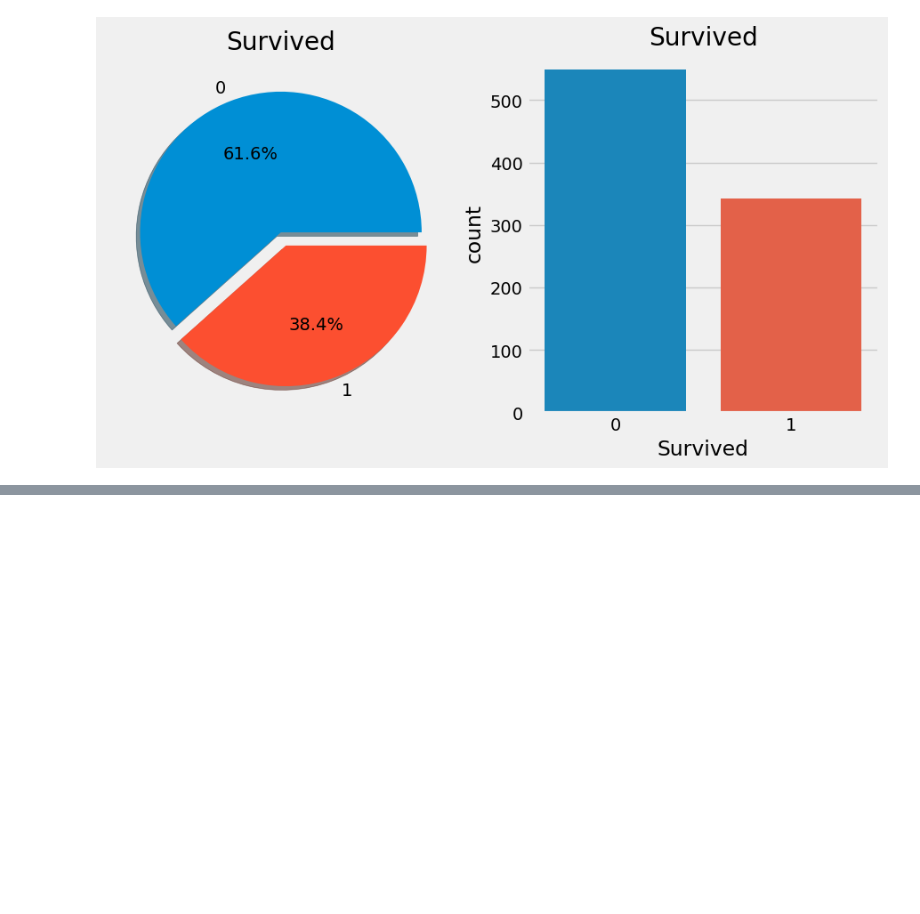
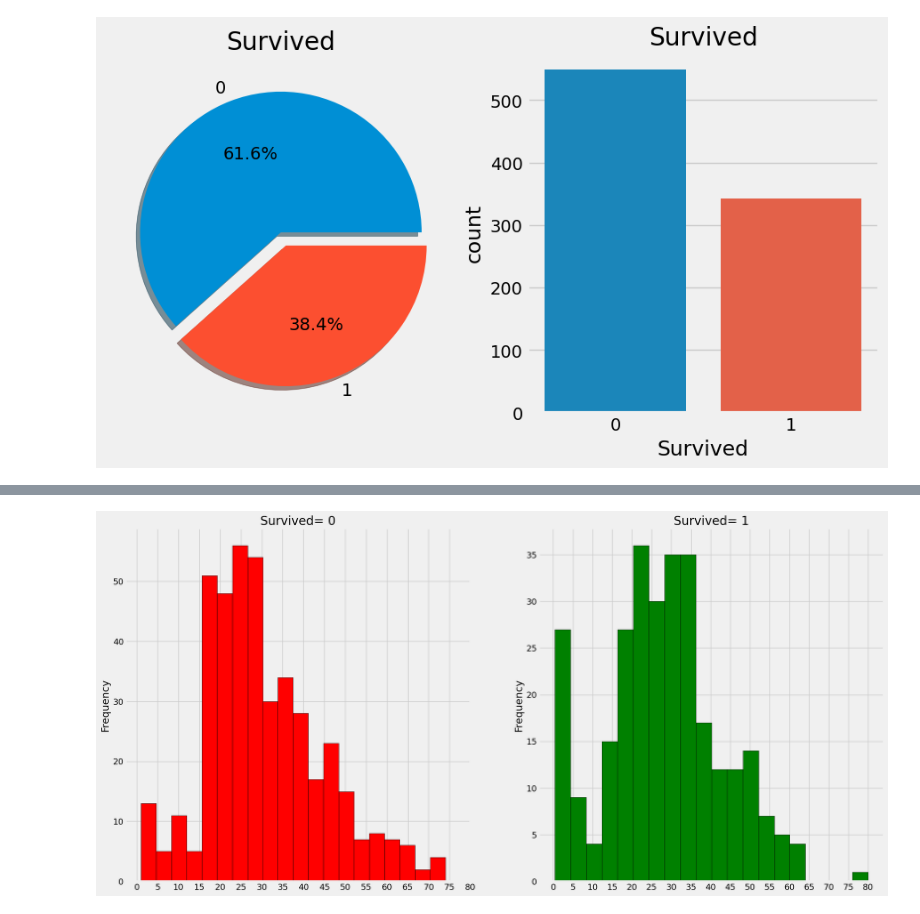
Before and after one commit to Sarvesh-Kesharwani/HouseDataPrediction_kaggle, a Jupyter notebook: code_blocks/data_visualization and EDA_codeBlocks.ipynb, the cells around one changed output, grey strips where cells are left out. Cells and saved outputs as stored; diff of their text form; code cells hidden in the pictures; blank space fills up the shorter version.

```diff
--- a/code_blocks/data_visualization and EDA_codeBlocks.ipynb
+++ b/code_blocks/data_visualization and EDA_codeBlocks.ipynb
@@ -36,0 +68,19 @@ Name: Survived, Length: 891, dtype: int64
+# %%
+# bucketing the continious data of a col in normal_dist using barplot
+f,ax=plt.subplots(1,2,figsize=(20,10))
+
+train_data[train_data['Survived']==0].Age.plot.hist(ax=ax[0],bins=20,edgecolor='black',color='red')
+ax[0].set_title('Survived= 0')
+x1=list(range(0,85,5))
+ax[0].set_xticks(x1)
+
+train_data[train_data['Survived']==1].Age.plot.hist(ax=ax[1],color='green',bins=20,edgecolor='black')
+ax[1].set_title('Survived= 1')
+x2=list(range(0,85,5))
+ax[1].set_xticks(x2)
+
+plt.show()
+
+# as we can see in graph b/w 30 and 35 on x-axis, that continious data has been bucketed into bins/buckets and not been taked directly
+# %% [output]
+[figure, added]
```
Also changed, not shown: parts of 2 cells of this notebook.
